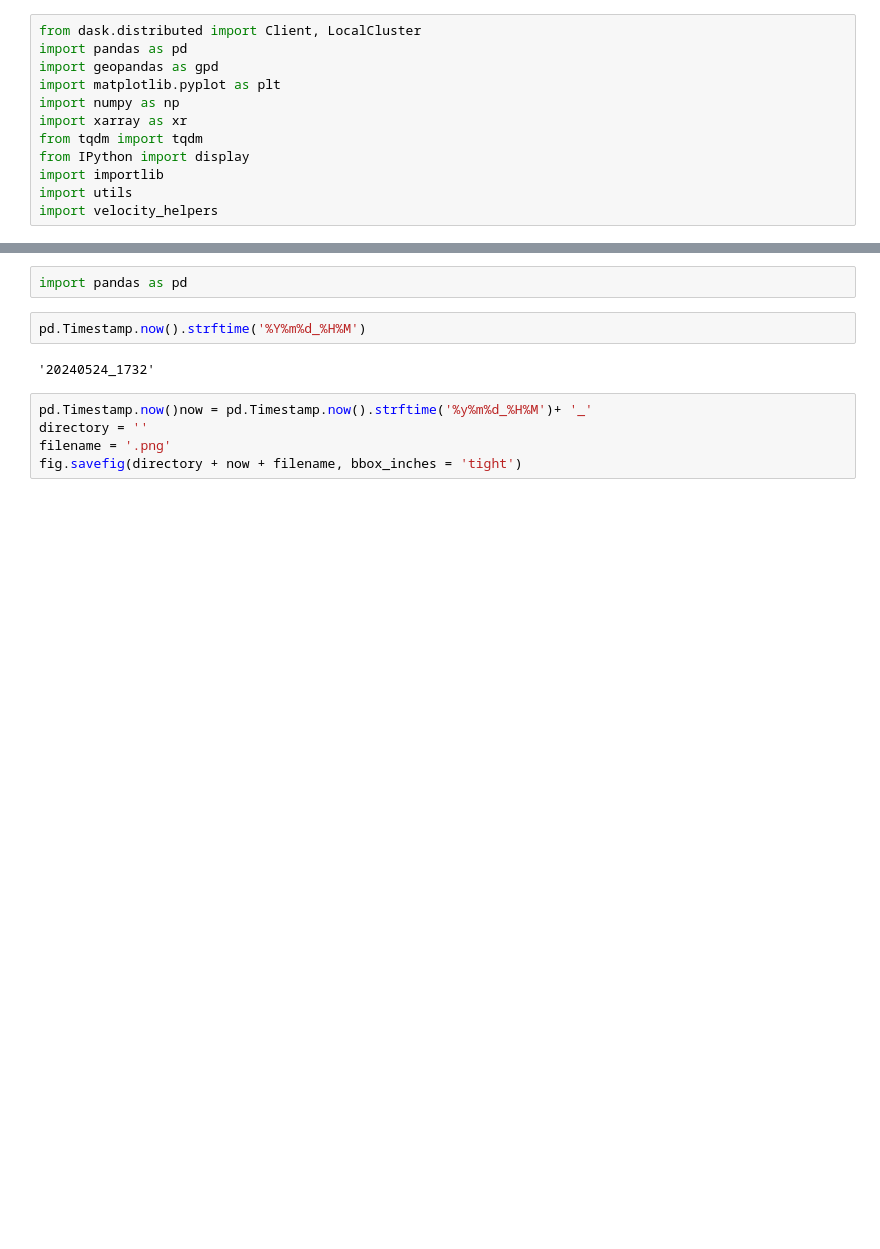
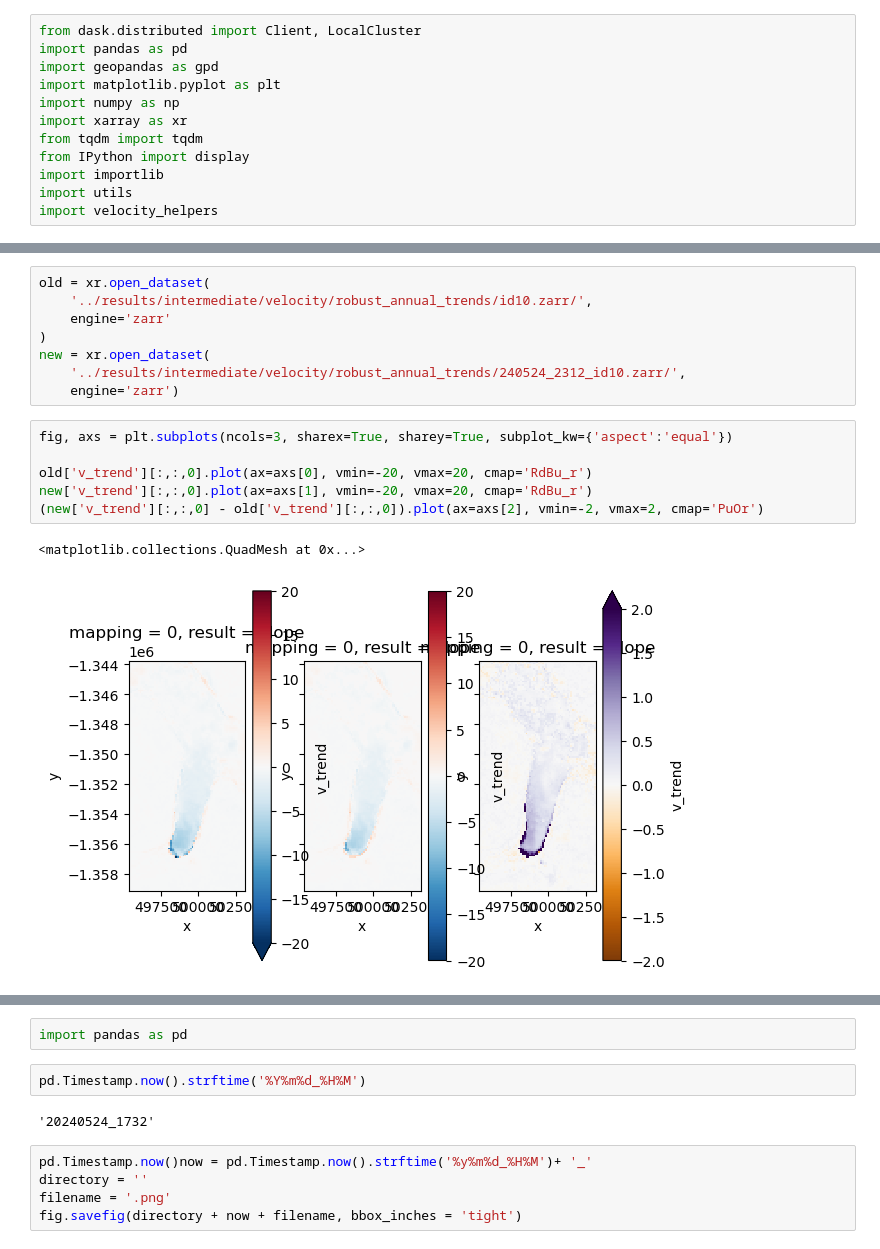
Before and after one commit to tlohde/lake-terminating-glaciers, a Jupyter notebook: src/annual_v_trends.ipynb, the cells around one changed output, grey strips where cells are left out. Saved outputs shown, nothing was run; the diff lists cells and outputs as text; blank space fills up the shorter version.

Commit message:
added messaging to robust trends

```diff
--- a/src/annual_v_trends.ipynb
+++ b/src/annual_v_trends.ipynb
@@ -56,0 +52,17 @@ for k, v in tqdm(V.items()):
+# %%
+old = xr.open_dataset(
+    '../results/intermediate/velocity/robust_annual_trends/id10.zarr/',
+    engine='zarr'
+)
+new = xr.open_dataset(
+    '../results/intermediate/velocity/robust_annual_trends/240524_2312_id10.zarr/',
+    engine='zarr')
+# %%
+fig, axs = plt.subplots(ncols=3, sharex=True, sharey=True, subplot_kw={'aspect':'equal'})
+
+old['v_trend'][:,:,0].plot(ax=axs[0], vmin=-20, vmax=20, cmap='RdBu_r')
+new['v_trend'][:,:,0].plot(ax=axs[1], vmin=-20, vmax=20, cmap='RdBu_r')
+(new['v_trend'][:,:,0] - old['v_trend'][:,:,0]).plot(ax=axs[2], vmin=-2, vmax=2, cmap='PuOr')
+# %% [output]
+<matplotlib.collections.QuadMesh at 0x...>
+[figure, added]
```
Also changed, not shown: parts of 4 cells of this notebook, 1 other file.
